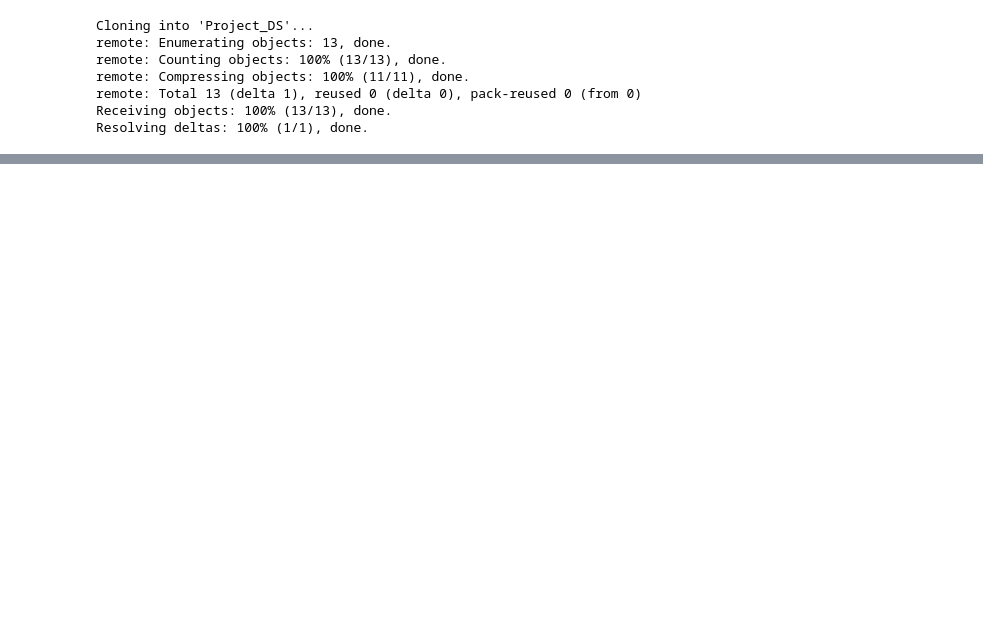
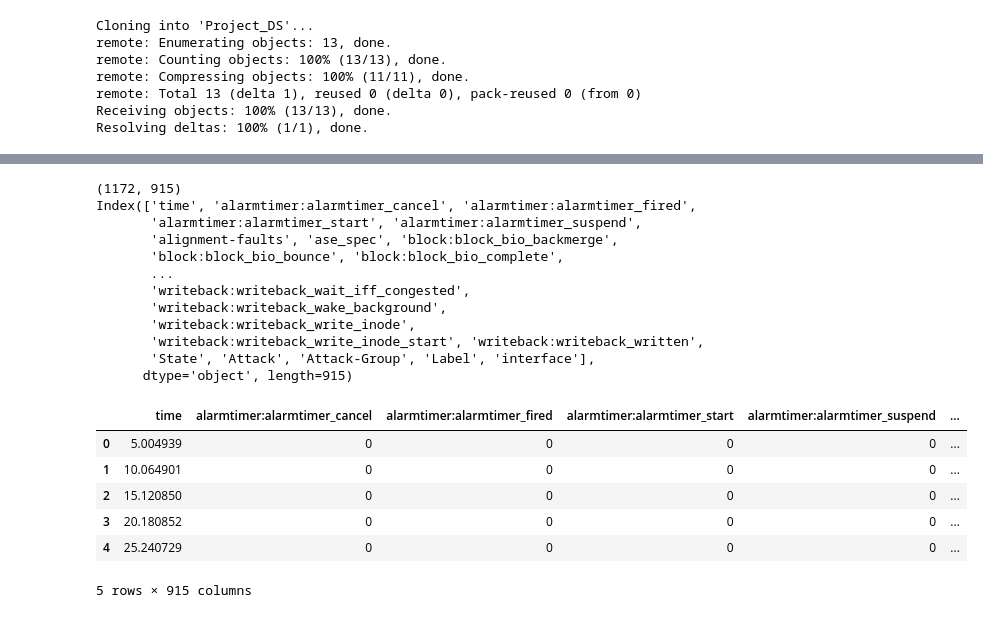
Before and after one commit to Sameer-Tahir/Project_DS, a Jupyter notebook: Project.ipynb, the cells around one changed output, grey strips where cells are left out. Drawn from its saved outputs; the diff is of its cells as text; code cells hidden in the pictures; blank space fills up the shorter version.

```diff
--- a/Project.ipynb
+++ b/Project.ipynb
@@ -26,0 +43,26 @@ import matplotlib.pyplot as plt
+# %%
+hpcdf = pd.read_csv("/content/EVSE-B-HPC Events.csv")
+# %%
+print(hpcdf.shape)
+print(hpcdf.columns)
+hpcdf.head()
+# %% [output]
+(1172, 915)
+Index(['time', 'alarmtimer:alarmtimer_cancel', 'alarmtimer:alarmtimer_fired',
+       'alarmtimer:alarmtimer_start', 'alarmtimer:alarmtimer_suspend',
+       'alignment-faults', 'ase_spec', 'block:block_bio_backmerge',
+       'block:block_bio_bounce', 'block:block_bio_complete',
+       ...
+       'writeback:writeback_wait_iff_congested',
+       'writeback:writeback_wake_background',
+       'writeback:writeback_write_inode',
+       'writeback:writeback_write_inode_start', 'writeback:writeback_written',
+       'State', 'Attack', 'Attack-Group', 'Label', 'interface'],
+      dtype='object', length=915)
+|  | time | alarmtimer:alarmtimer_cancel | alarmtimer:alarmtimer_fired | alarmtimer:alarmtimer_start | alarmtimer:alarmtimer_suspend | ... |
+| 0 | 5.004939 | 0 | 0 | 0 | 0 | ... |
+| 1 | 10.064901 | 0 | 0 | 0 | 0 | ... |
+| 2 | 15.120850 | 0 | 0 | 0 | 0 | ... |
+| 3 | 20.180852 | 0 | 0 | 0 | 0 | ... |
+| 4 | 25.240729 | 0 | 0 | 0 | 0 | ... |
+5 rows × 915 columns
```
Also changed, not shown: parts of 8 cells of this notebook.
